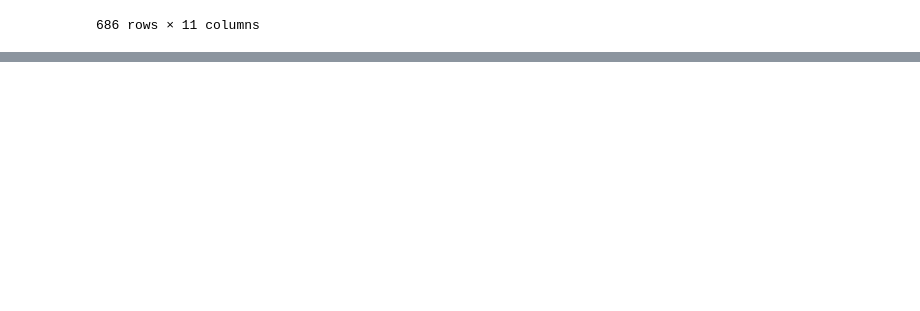
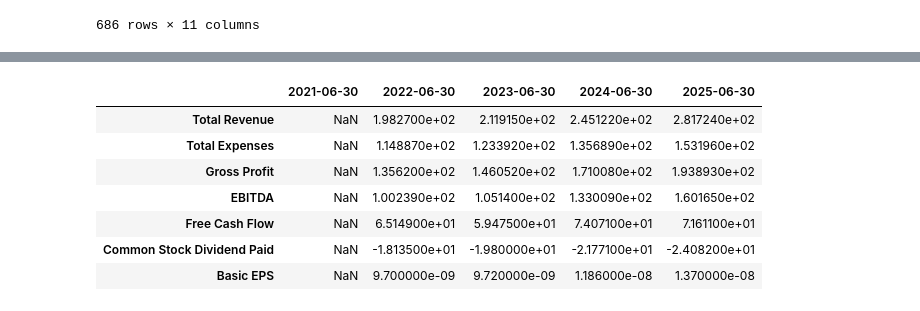
Before and after one commit to m-leni/var-simulation, a Jupyter notebook: notebooks/stock_analysis.ipynb, the cells around one changed output, grey strips where cells are left out. Saved outputs shown, nothing was run; the diff lists cells and outputs as text; code cells hidden in the pictures; blank space fills up the shorter version.

```diff
--- a/notebooks/stock_analysis.ipynb
+++ b/notebooks/stock_analysis.ipynb
@@ -67,0 +90,14 @@ def get_ticker(
+# %%
+from src.data import fetch_financial_data
+
+df = fetch_financial_data('MSFT')
+df
+# %% [output]
+|  | 2021-06-30 | 2022-06-30 | 2023-06-30 | 2024-06-30 | 2025-06-30 |
+| Total Revenue | NaN | 1.982700e+02 | 2.119150e+02 | 2.451220e+02 | 2.817240e+02 |
+| Total Expenses | NaN | 1.148870e+02 | 1.233920e+02 | 1.356890e+02 | 1.531960e+02 |
+| Gross Profit | NaN | 1.356200e+02 | 1.460520e+02 | 1.710080e+02 | 1.938930e+02 |
+| EBITDA | NaN | 1.002390e+02 | 1.051400e+02 | 1.330090e+02 | 1.601650e+02 |
+| Free Cash Flow | NaN | 6.514900e+01 | 5.947500e+01 | 7.407100e+01 | 7.161100e+01 |
+| Common Stock Dividend Paid | NaN | -1.813500e+01 | -1.980000e+01 | -2.177100e+01 | -2.408200e+01 |
+| Basic EPS | NaN | 9.700000e-09 | 9.720000e-09 | 1.186000e-08 | 1.370000e-08 |
```
Also changed, not shown: parts of 13 cells of this notebook, 2 other files.
